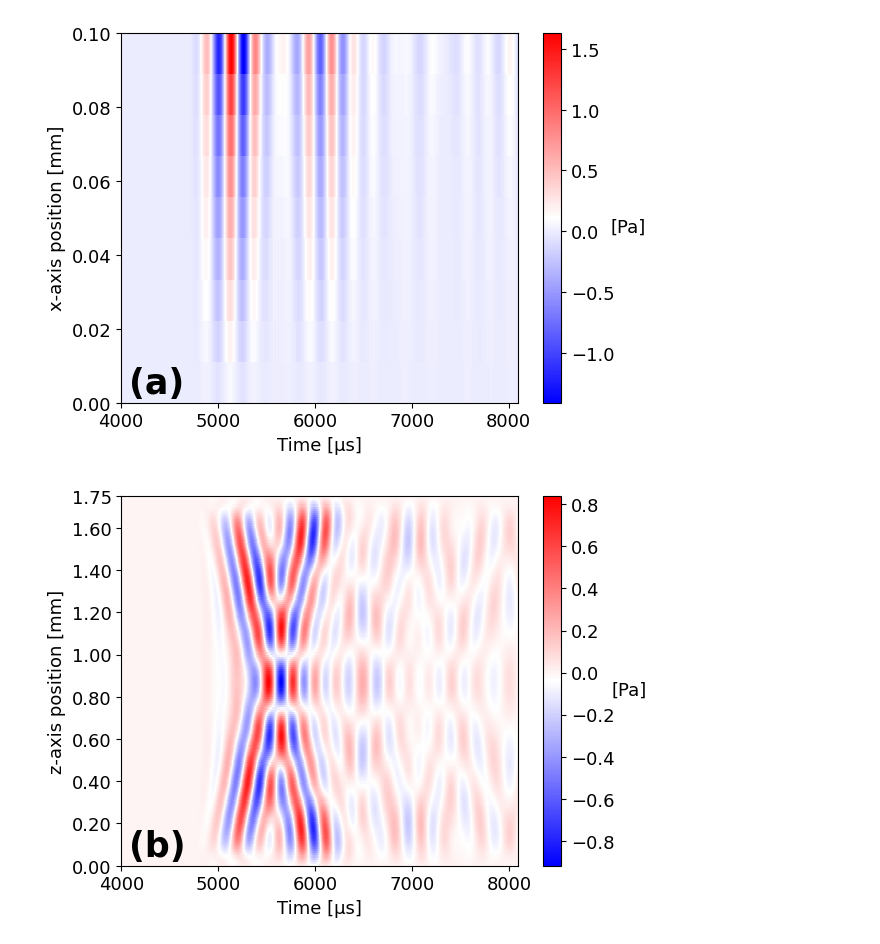
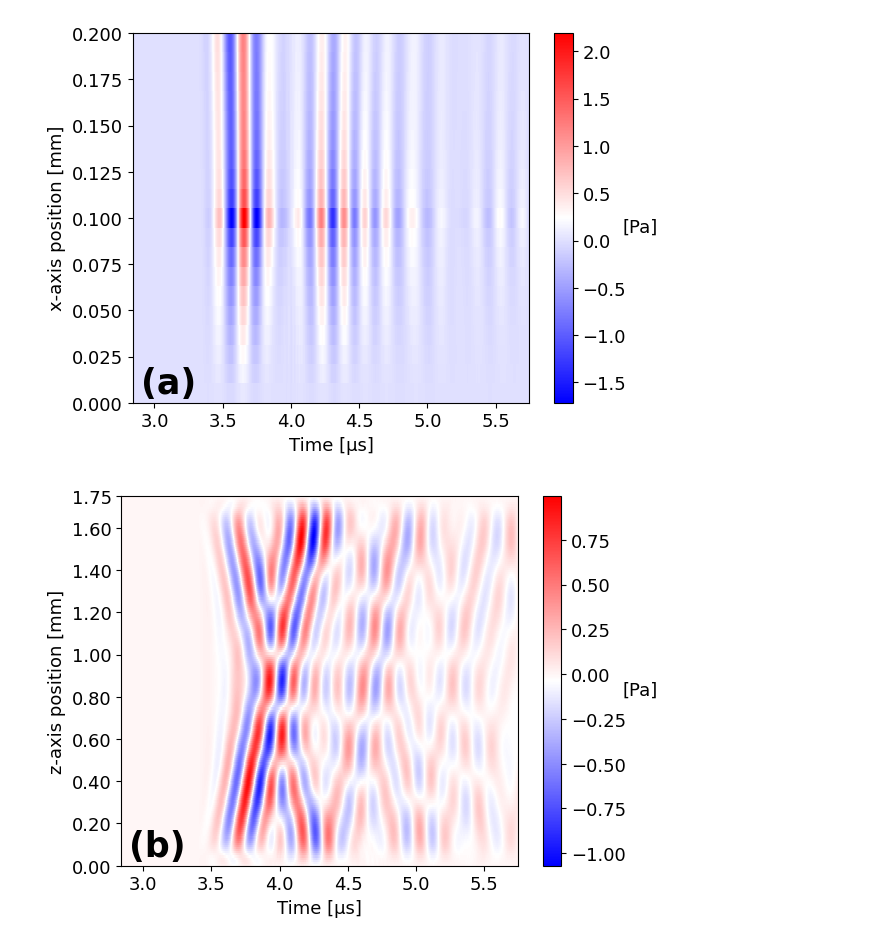
Before and after one commit to erin621-arch/Roughness, a Jupyter notebook: project2/drawing/ronbunyou.ipynb, the cells around one changed output. Saved outputs shown, nothing was run; the diff lists cells and outputs as text; code cells hidden in the pictures.

Commit message:
project2 を元に戻しました_1

```diff
--- a/project2/drawing/ronbunyou.ipynb
+++ b/project2/drawing/ronbunyou.ipynb
@@ -50,6 +54,6 @@ cut_data.shape: (4096,)
 # %%
-filename = f"C:\\Users\\manat\\project2\\surface_wave_2d_2\\T1\\T1_series_middle_moremorerange_200_moredepth_5.npy"
-filename2 = f"C:\\Users\\manat\\project2\\surface_wave_2d_2\\T3\\T3_series_middle_moremorerange_200_moredepth_5.npy"
+filename = f"C:\\Users\\manat\\project2\\surface_wave_2d\\T1\\T1_series_middle_moremorerange_200_moredepth_tyoizurasi1975.npy"
+filename2 = f"C:\\Users\\manat\\project2\\surface_wave_2d\\T3\\T3_series_middle_moremorerange_200_moredepth_tyoizurasi1975.npy"
 data_kabe_T1 = np.load(filename)
 data_yuka_T3 = np.load(filename2)
 
@@ -61,12 +65,12 @@ dt_ns = 0.71  # ns per timestep
 time_range = sourse_new.right + sourse_new.left
 # プローブ発射を0とした実時間軸
 start_time_step = 4000  # 描画開始時のタイムステップ
-time_axis_us = [(start_time_step + i) for i in range(time_range)]
+time_axis_us = [(start_time_step + i) * dt_ns / 1000 for i in range(time_range)]
 
 fig = plt.figure()
 im = plt.imshow(
-    -data_kabe_T1[x1:x2, z1, 1214 - sourse_new.left : 1214 + sourse_new.right],
-    extent=(time_axis_us[0], time_axis_us[-1], 0, 0.10),
+    -data_kabe_T1[x1 - 10 : x2, z1, 1214 - sourse_new.left : 1214 + sourse_new.right],
+    extent=(time_axis_us[0], time_axis_us[-1], 0, 0.20),
     interpolation="nearest",
     cmap="bwr",
     aspect="auto",
@@ -85,36 +89,36 @@ if 0.10 not in current_yticks:
 plt.text(0.02, 0.1, "(a)", transform=plt.gca().transAxes, fontsize=25, weight="bold", ha="left", va="top")
 cbar = plt.colorbar(im)
 cbar.set_label("[Pa]", rotation=0, labelpad=10)
-# plt.savefig(r"C:\Users\manat\project2\drawing\jasa2\Figure1000a.eps", format="eps", dpi=300)
+plt.savefig(r"C:\Users\manat\project2\drawing\jasa\Figure1000a.png", format="eps", dpi=300)
 plt.show()
 
 plt.rcParams["font.size"] = 13
 fig = plt.figure()
 im = plt.imshow(
     -data_yuka_T3[x2 - 2, z1:z2, 1214 - sourse_new.left : 1214 + sourse_new.right],
     extent=(time_axis_us[0], time_axis_us[-1], 0, 1.75),
     interpolation="nearest",
     cmap="bwr",
     aspect="auto",
 )
 plt.xlabel("Time [μs]")
 plt.ylabel(r"z-axis position [mm]")
 
 # 2つ目のプロットでも同様に
 ax = plt.gca()
 current_yticks = list(ax.get_yticks())
 if 1.75 not in current_yticks:
     current_yticks = [tick for tick in current_yticks if abs(tick - 1.75) > 0.01]
     current_yticks.append(1.75)
     ax.set_yticks(sorted(current_yticks))
 
 ax.set_ylim(0, 1.75)  # y軸の範囲を強制的に0-1.75に固定
 plt.text(0.02, 0.1, "(b)", transform=plt.gca().transAxes, fontsize=25, weight="bold", ha="left", va="top")
 cbar = plt.colorbar(im)
 cbar.set_label("[Pa]", rotation=0, labelpad=10)
-# plt.savefig(r"C:\Users\manat\project2\drawing\jasa2\Figure1000b.eps", format="eps", dpi=300)
+plt.savefig(r"C:\Users\manat\project2\drawing\jasa\Figure1000b.png", format="png", dpi=300)
 plt.show()
 # %% [output]
-[figure, old version]
+[figure, new version]
-[figure, old version]
+[figure, new version]
 # %%
```
Also changed, not shown: parts of 5 cells of this notebook, 19 other files.
